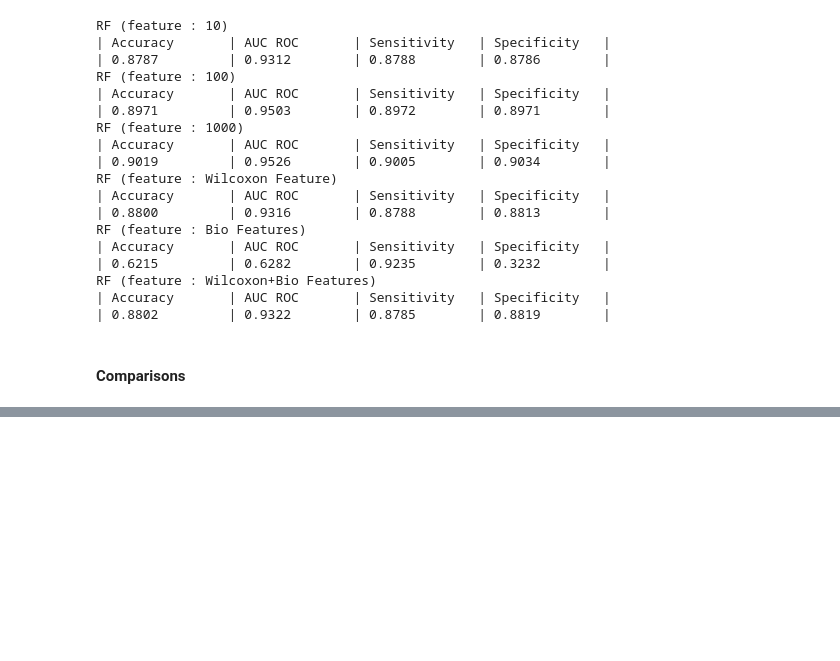
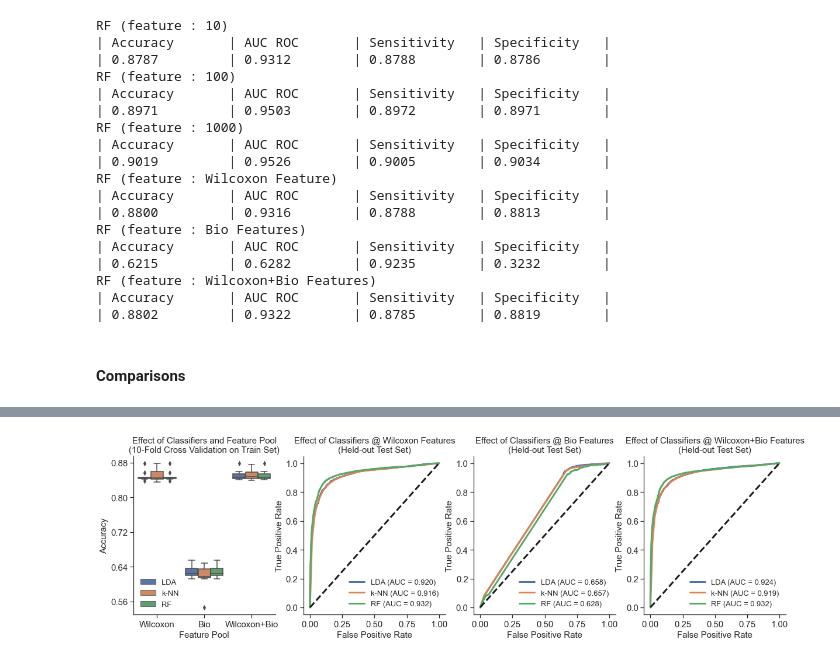
Before and after one commit to Laknath1996/neurogenesis, a Jupyter notebook: dev.ipynb, the cells around one changed output, grey strips where cells are left out. Saved outputs shown, nothing was run; the diff lists cells and outputs as text; code cells hidden in the pictures; blank space fills up the shorter version.

```diff
--- a/dev.ipynb
+++ b/dev.ipynb
@@ -574,0 +546,40 @@ fig.savefig("figures/2-classifier-and-feature-effect.pdf", bbox_inches='tight')
+# %%
+temp = np.concatenate((["Wilcoxon"]*10, ["Bio"]*10, ["Wilcoxon+Bio"]*10))
+df_metrics = pd.DataFrame(
+    {
+    "accuracy" : np.concatenate((lda_accuray[3:].ravel(), knn_accuray[3:].ravel(), rf_accuray[3:].ravel())),
+    "num_features": np.concatenate((temp, temp, temp)),
+    "classifier": np.concatenate((["LDA"]*30, ["k-NN"]*30, ["RF"]*30))
+    }
+)
+
+fig, axes = plt.subplots(1, 4, figsize=(20, 5))
+
+ax = axes[0]
+sns.boxplot(data=df_metrics, x="num_features", y="accuracy", hue="classifier", ax=ax)
+ax.tick_params(labelsize=15)
+ax.set_ylabel("Accuracy", fontsize=15)
+ax.set_xlabel("Feature Pool", fontsize=15)
+ax.legend(fontsize=13, frameon=False)
+ax.yaxis.set_major_locator(MaxNLocator(6))
+ax.set_title("Effect of Classifiers and Feature Pool" + "\n" + "(10-Fold Cross Validation on Train Set)", fontsize=15)
+sns.set_style("white")
+sns.set_style("ticks")
+sns.despine()
+
+F = ["Wilcoxon Features", "Bio Features", "Wilcoxon+Bio Features"]
+for i in range(3):
+    ax = axes[i+1]
+    ax.plot(lda_roc[3:][i][0], lda_roc[3:][i][1], lw=3, label="LDA (AUC = {:.3f})".format(auc(lda_roc[3:][i][0], lda_roc[3:][i][1])))
+    ax.plot(knn_roc[3:][i][0], knn_roc[3:][i][1], lw=3, label="k-NN (AUC = {:.3f})".format(auc(knn_roc[3:][i][0], knn_roc[3:][i][1])))
+    ax.plot(rf_roc[3:][i][0], rf_roc[3:][i][1], lw=3, label="RF (AUC = {:.3f})".format(auc(rf_roc[3:][i][0], rf_roc[3:][i][1])))
+    ax.plot([0, 1], [0, 1], c='k', lw=3, ls='dashed')
+    ax.tick_params(labelsize=15)
+    ax.set_ylabel("True Positive Rate", fontsize=15)
+    ax.set_xlabel("False Positive Rate", fontsize=15)
+    ax.legend(fontsize=13, frameon=False)
+    ax.set_title("Effect of Classifiers @ {}".format(F[i]) + "\n" + "(Held-out Test Set)", fontsize=15)
+
+plt.subplots_adjust(hspace=0.4)
+# %% [output]
+[figure, added]
```
Also changed, not shown: parts of 7 cells of this notebook.
